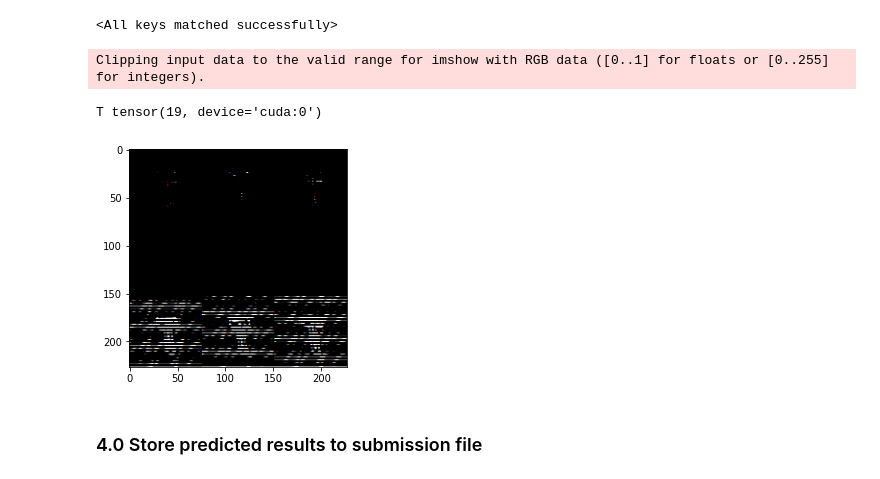
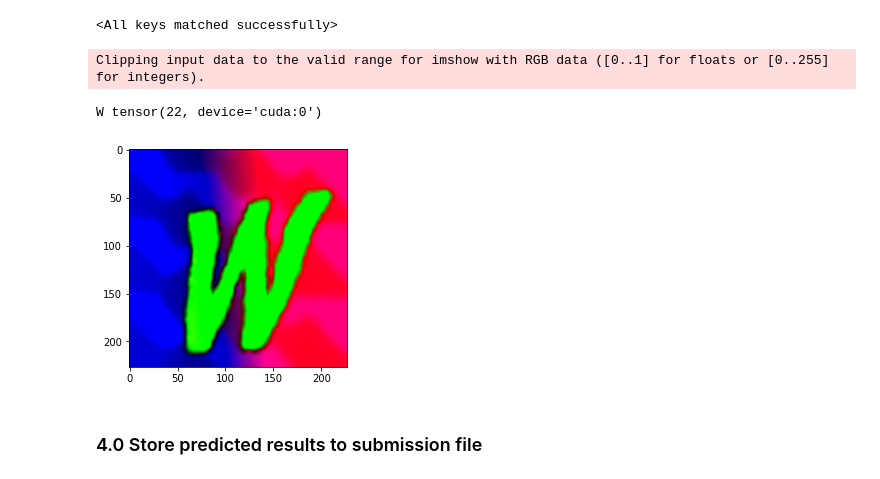
Before and after one commit to anastasia-spb/Captcha_kaggle, a Jupyter notebook: CAPTCHA_recognition.ipynb, the cells around one changed output. Saved outputs shown, nothing was run; the diff lists cells and outputs as text; code cells hidden in the pictures.

```diff
--- a/CAPTCHA_recognition.ipynb
+++ b/CAPTCHA_recognition.ipynb
@@ -49,7 +54,7 @@ class NpyImagesDataset(Dataset):
     def __getlabel__(self, index):
         if self.labels is not None:
             return self.labels[index]
-        return None
+        return 0
 
     def __getitem__(self, index):
         image = self.images[index]
@@ -364,20 +384,21 @@ for batch_idx, (data) in enumerate(submission_dl):
 # %%
 # Visualize random sample and predicted label
 
 import matplotlib.pyplot as plt
+from random import randrange
 
-sample_tensor_image = next(iter(submission_dl))[0]
+sample_tensor_image = next(iter(submission_dl))[0][randrange(BATCH_SIZE)]
 plt.imshow(sample_tensor_image.permute(1, 2, 0))
 
 sample_tensor_image = sample_tensor_image.to(device)
 sample_tensor_image = sample_tensor_image[None]
 sample_tensor_image = sample_tensor_image.type('torch.cuda.FloatTensor')
 predicted_result = model(sample_tensor_image)
 print(alphabet_list[predicted_result.argmax()], predicted_result.argmax())
 # %% [output]
 Clipping input data to the valid range for imshow with RGB data ([0..1] for floats or [0..255] for integers).
-T tensor(19, device='cuda:0')
+W tensor(22, device='cuda:0')
-[figure, old version]
+[figure, new version]
 # %% [markdown]
 ### 4.0 Store predicted results to submission file
 # %%
```
Also changed, not shown: parts of 4 cells of this notebook.
